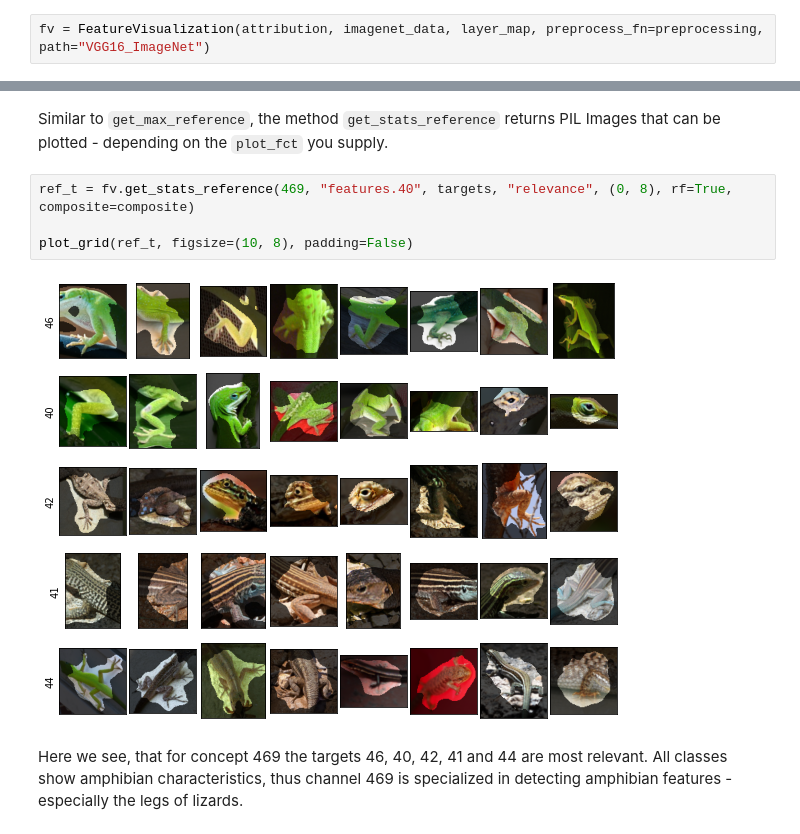
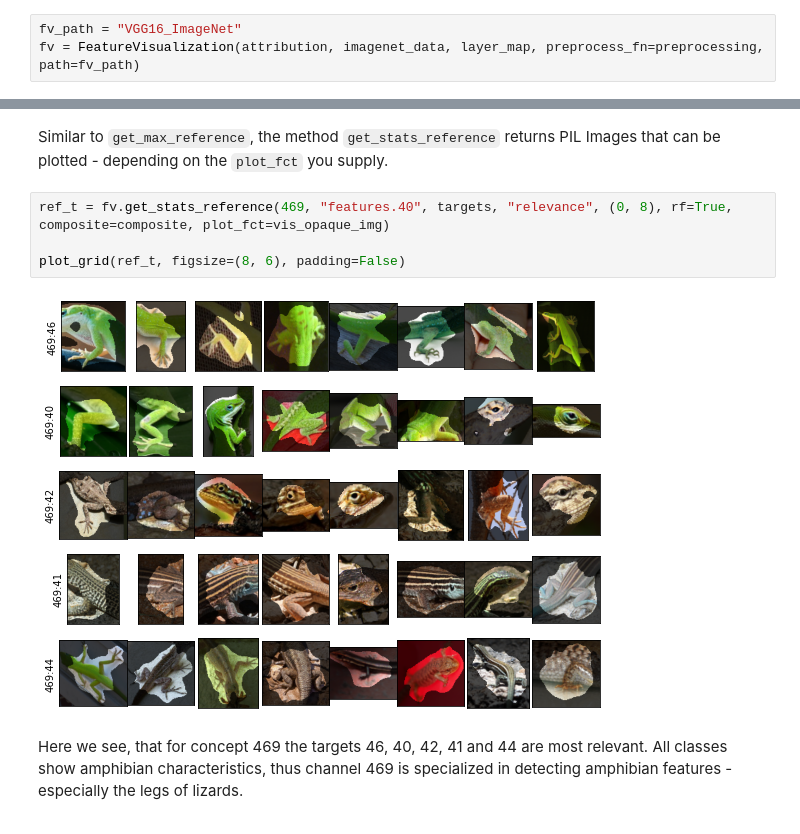
Before and after one commit to rachtibat/zennit-crp, a Jupyter notebook: tutorials/feature_visualization.ipynb, the cells around one changed output, grey strips where cells are left out. Cells and saved outputs as stored; diff of their text form.

```diff
--- a/tutorials/feature_visualization.ipynb
+++ b/tutorials/feature_visualization.ipynb
@@ -65,7 +65,8 @@ imagenet_data = torchvision.datasets.ImageNet(path, transform=transform, split="
 # %% [markdown]
 Finally, we initialize the `FeatureVisualization` class with a custom preprocessing function.
 # %%
-fv = FeatureVisualization(attribution, imagenet_data, layer_map, preprocess_fn=preprocessing, path="VGG16_ImageNet")
+fv_path = "VGG16_ImageNet"
+fv = FeatureVisualization(attribution, imagenet_data, layer_map, preprocess_fn=preprocessing, path=fv_path)
 # %% [markdown]
 That's it! Now run the analysis or skip it by going to the next line of Python code (the analysis results for layer features.40 were precomputed and are located inside the tutorials/VGG16_ImageNet directory).
 # %%
@@ -140,11 +141,11 @@ targets, rel
 # %% [markdown]
 Similar to `get_max_reference`, the method `get_stats_reference` returns PIL Images that can be plotted - depending on the `plot_fct` you supply.
 # %%
-ref_t = fv.get_stats_reference(469, "features.40", targets, "relevance", (0, 8), rf=True, composite=composite)
+ref_t = fv.get_stats_reference(469, "features.40", targets, "relevance", (0, 8), rf=True, composite=composite, plot_fct=vis_opaque_img)
 
-plot_grid(ref_t, figsize=(10, 8), padding=False)
+plot_grid(ref_t, figsize=(8, 6), padding=False)
 # %% [output]
-[figure, old version]
+[figure, new version]
 # %% [markdown]
 Here we see, that for concept 469 the targets 46, 40, 42, 41 and 44 are most relevant. All classes show amphibian characteristics, thus channel 469 is specialized in detecting amphibian features - especially the legs of lizards.
 # %% [markdown]
```
Also changed, not shown: parts of 16 cells of this notebook.
